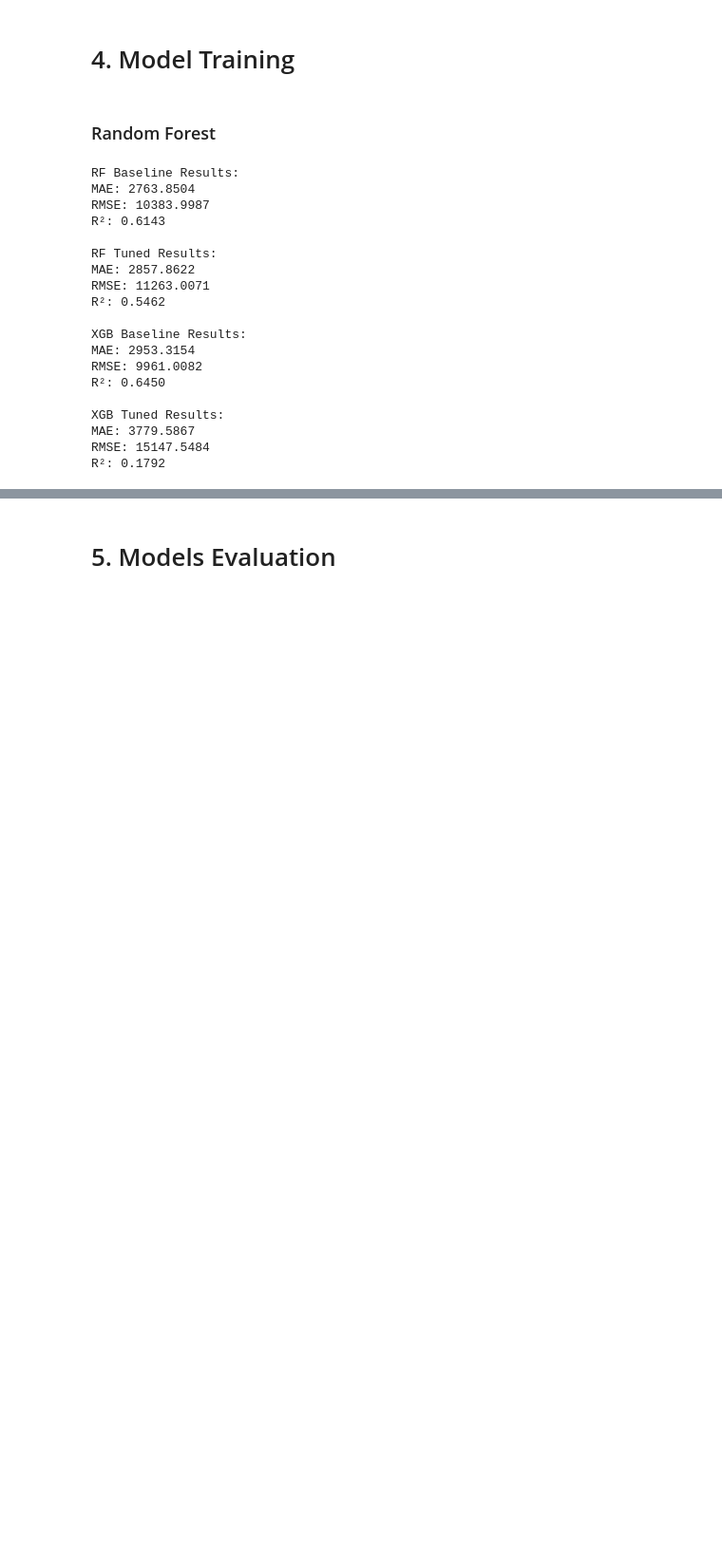
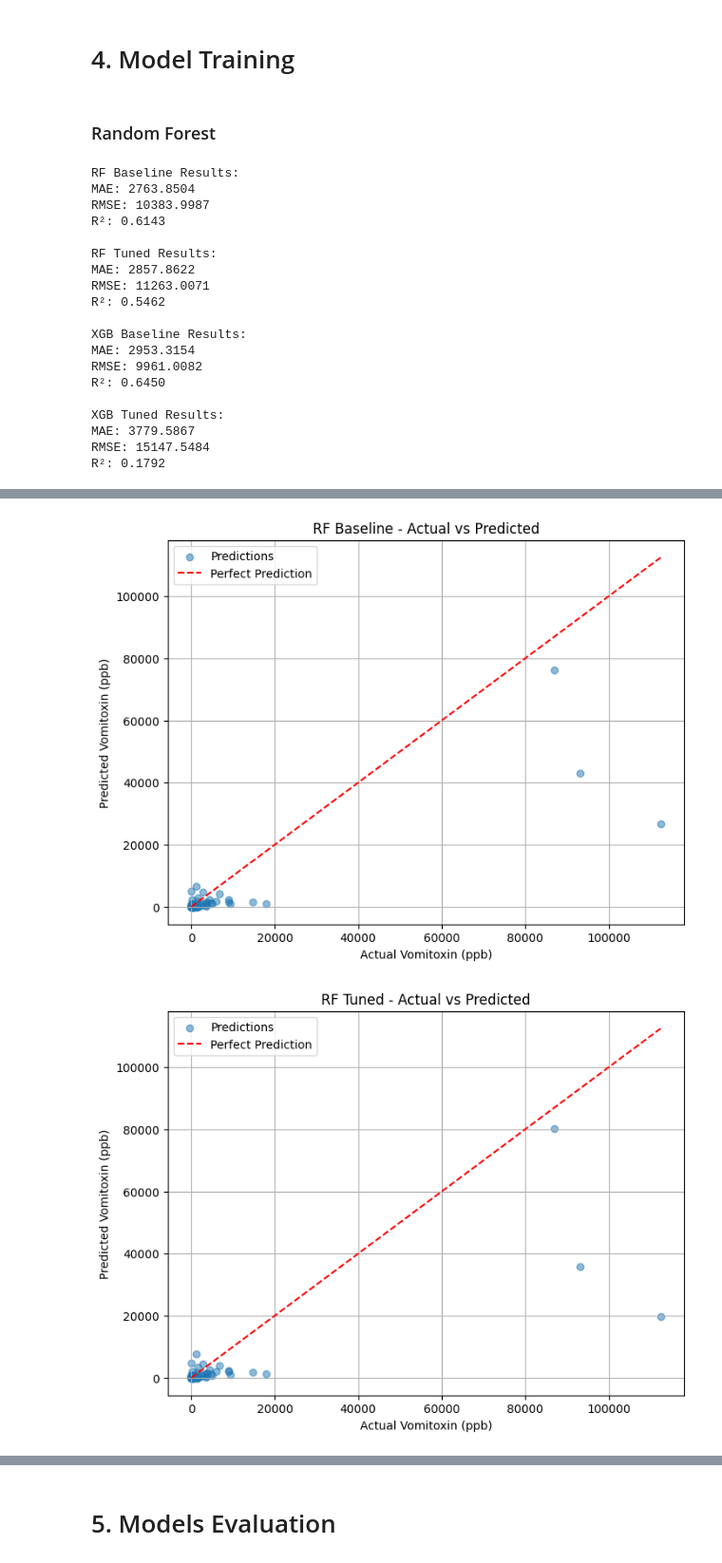
Before and after one commit to NotAbdelrahmanelsayed/hyperspectral_mycotoxin_prediction, a Jupyter notebook: notebook.ipynb, the cells around one changed output, grey strips where cells are left out. Shown at 95% size. Drawn from its saved outputs; the diff is of its cells as text; code cells hidden in the pictures; blank space fills up the shorter version.

```diff
--- a/notebook.ipynb
+++ b/notebook.ipynb
@@ -179,15 +179,30 @@ xgb_tuned = modeling.tune_xgboost(X_train_pca_selected, y_train)
 # %%
 from src import evaluation
 
+all_predictions = []
 results = pd.DataFrame()
+
 for name, model in [
     ('RF Baseline', rf_baseline),
     ('RF Tuned', rf_tuned),
     ('XGB Baseline', xgb_baseline),
     ('XGB Tuned', xgb_tuned)
 ]:
+    # Pass the log_transformed y_test to the function
     metrics = evaluation.evaluate_model(model, X_test_pca_selected, y_test)
-    results = pd.concat([results, evaluation.log_results(metrics, name)])
+
+    results = pd.concat([results, evaluation.log_results({
+        "mae": metrics["mae"],
+        "rmse": metrics["rmse"],
+        "r2": metrics["r2"]
+    }, name)])
+
+    # Store predictions with original scale values
+    all_predictions.append({
+        'model': name,
+        'y_test': metrics['y_test'],
+        'y_pred': metrics['y_pred']
+    })
 # %% [output]
 RF Baseline Results:
 MAE: 2763.8504
@@ -210,0 +234,12 @@ R²: 0.1792
+# %%
+from src.utils import plot_actual_vs_predicted
+
+for pred_data in all_predictions:
+    plot_actual_vs_predicted(
+        pred_data['y_test'],
+        pred_data['y_pred'],
+        pred_data['model']
+    )
+# %% [output]
+[figure, added]
+[figure, added]
```
Also changed, not shown: parts of 3 cells of this notebook, 2 other files.
